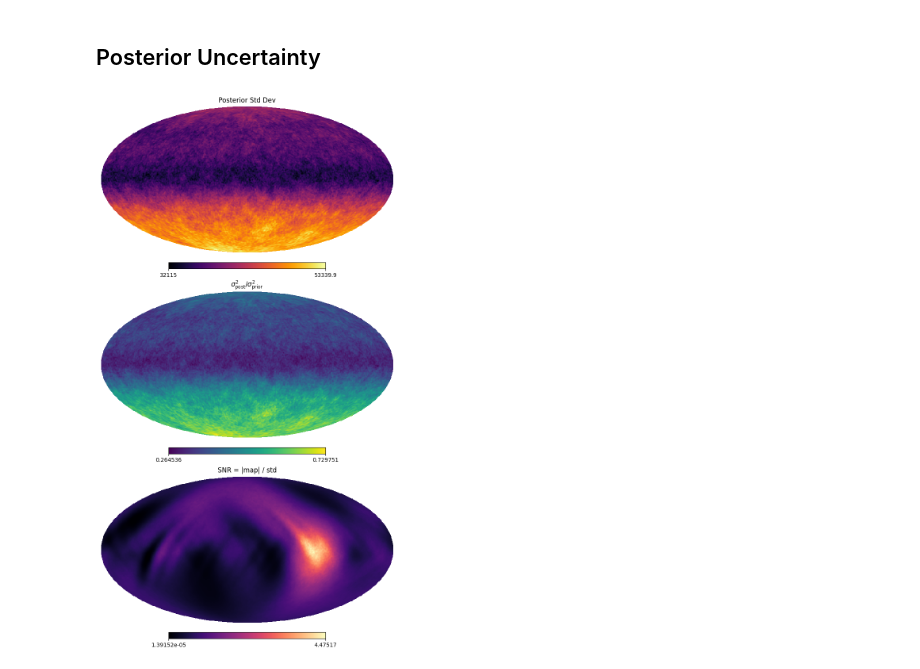
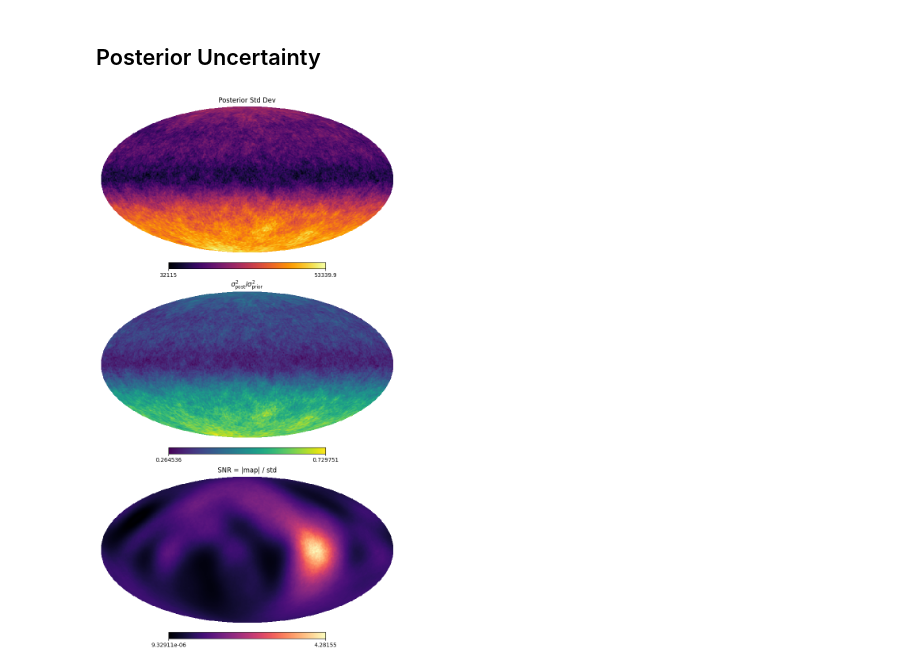
Before and after one commit to MIST-Experiment/mistsim, a Jupyter notebook: notebooks/mapmaking/notebooks_out/mars-csa2022-dip-nv-dip.ipynb, the cells around one changed output. Drawn from its saved outputs; the diff is of its cells as text; code cells hidden in the pictures.

```diff
--- a/notebooks/mapmaking/notebooks_out/mars-csa2022-dip-nv-dip.ipynb
+++ b/notebooks/mapmaking/notebooks_out/mars-csa2022-dip-nv-dip.ipynb
@@ -88,13 +86,13 @@ plt.show()
 ## Posterior Uncertainty
 # %%
 fl = np.ones(lmax + 1)
-#fl[11:] = 0.0
+fl[11:] = 0.0
 best_map = hp.alm2map(
     hp.almxfl(x_rec, fl), nside=128
 )
 fig = msplt.plot_posterior_maps(
     std_map, sigma2_prior, best_map, nside=128
 )
 plt.show()
 # %% [output]
-[figure, old version]
+[figure, new version]
```
Also changed, not shown: parts of 4 cells of this notebook, 5 other files.
